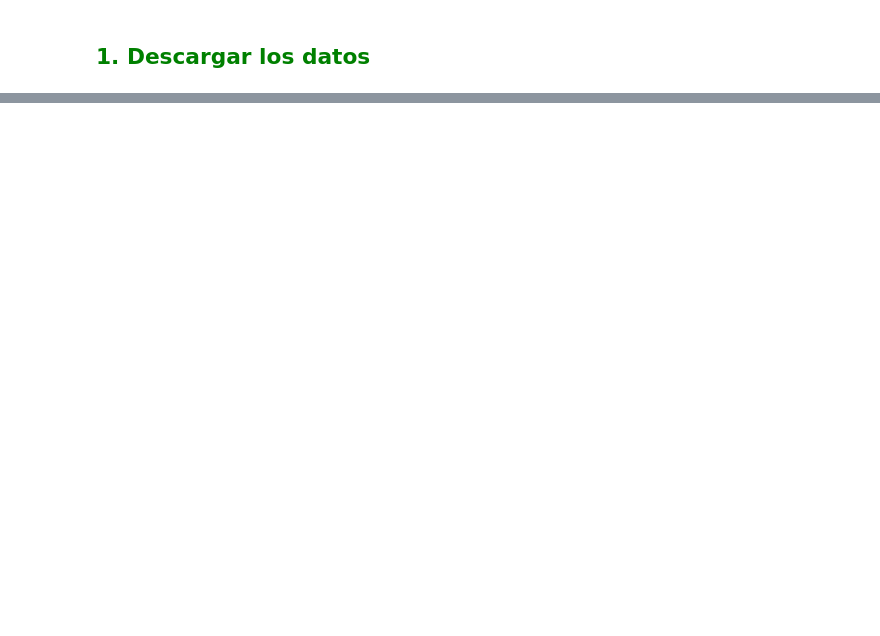
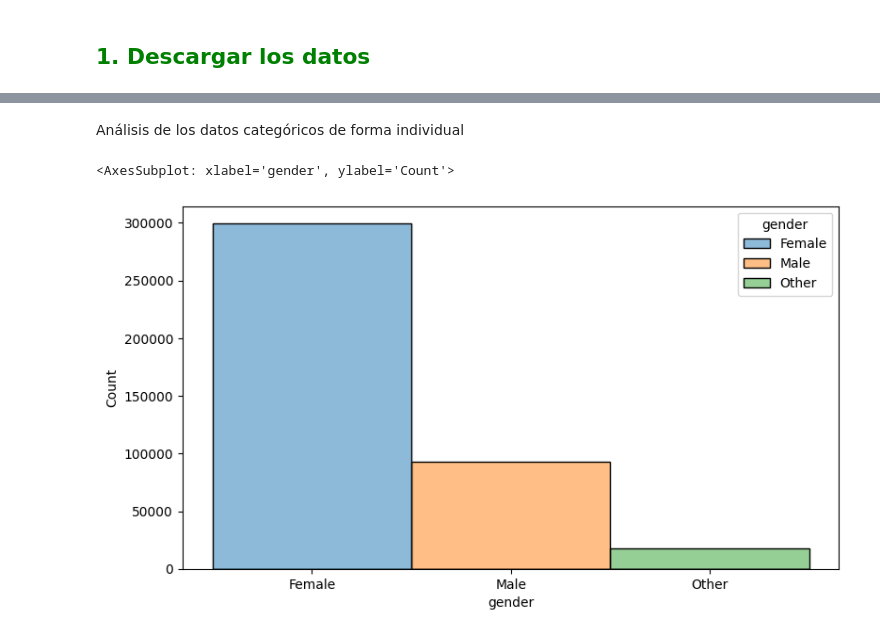
Before and after one commit to mayteet/Proyecto_Individual_2, a Jupyter notebook: README.ipynb, the cells around one changed output, grey strips where cells are left out. Cells and saved outputs as stored; diff of their text form; code cells hidden in the pictures; blank space fills up the shorter version.

```diff
--- a/README.ipynb
+++ b/README.ipynb
@@ -37,0 +115,9 @@ df1= extraer_datos(DOWNLOAD_ROOT, data_base)
+# %% [markdown]
+Análisis de los datos categóricos de forma individual
+# %%
+#Genero
+plt.figure(figsize=(9,5))
+sns.histplot(data=df1, x="gender", hue="gender")
+# %% [output]
+<AxesSubplot: xlabel='gender', ylabel='Count'>
+[figure, added]
```
Also changed, not shown: parts of 49 cells of this notebook.
